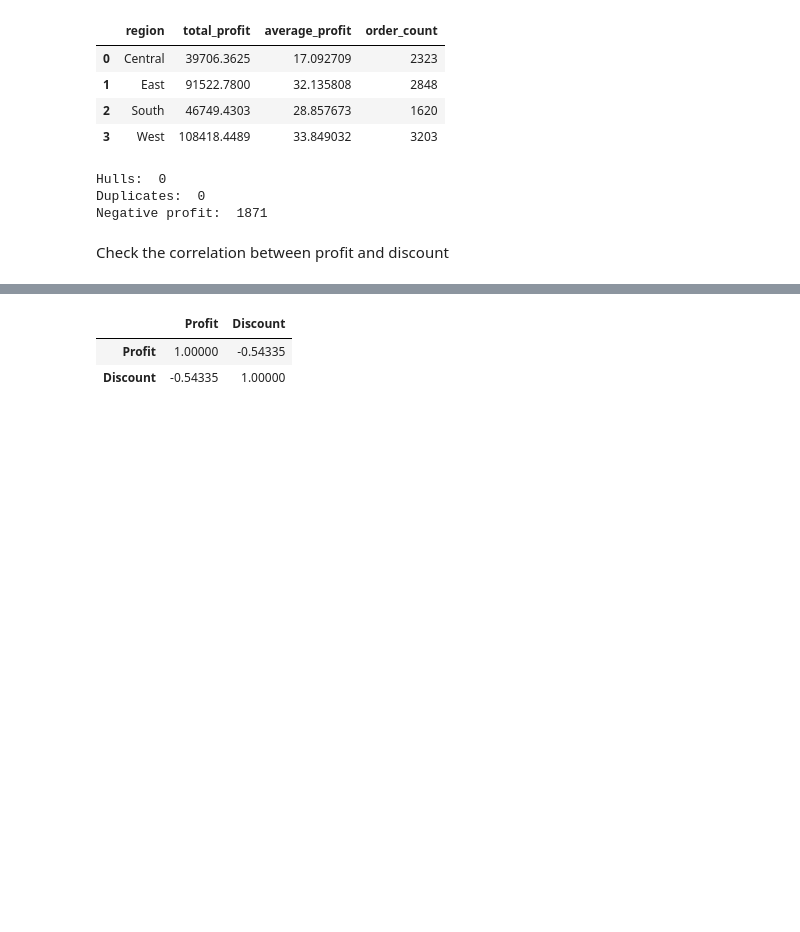
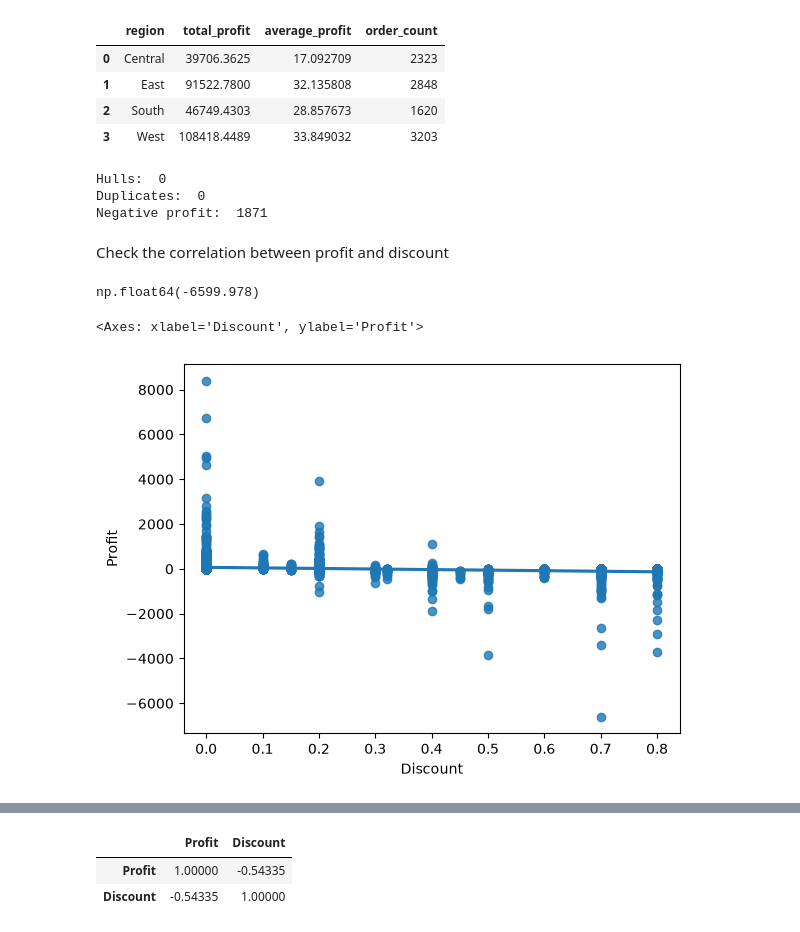
Before and after one commit to Reyal335/Superstore-Sales-Dashboard, a Jupyter notebook: notebooks/01_cleaning_eda.ipynb, the cells around one changed output, grey strips where cells are left out. Saved outputs shown, nothing was run; the diff lists cells and outputs as text; code cells hidden in the pictures; blank space fills up the shorter version.

```diff
--- a/notebooks/01_cleaning_eda.ipynb
+++ b/notebooks/01_cleaning_eda.ipynb
@@ -148,5 +148,14 @@ Duplicates:  0
 Negative profit:  1871
 # %% [markdown]
 Check the correlation between profit and discount
+# %%
+df[df['Discount'] == 0.7]['Profit'].min()
+# %% [output]
+np.float64(-6599.978)
+# %%
+sns.regplot(data=df, x='Discount', y='Profit')
+# %% [output]
+<Axes: xlabel='Discount', ylabel='Profit'>
+[figure, added]
 # %%
 # Shows the drop in profit clearly
```
Also changed, not shown: parts of 6 cells of this notebook, 2 other files.
